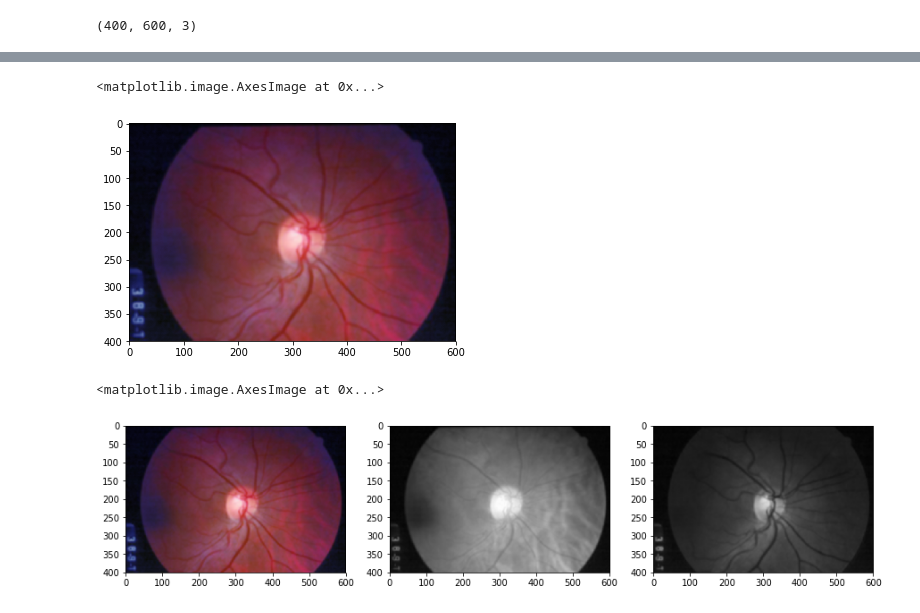
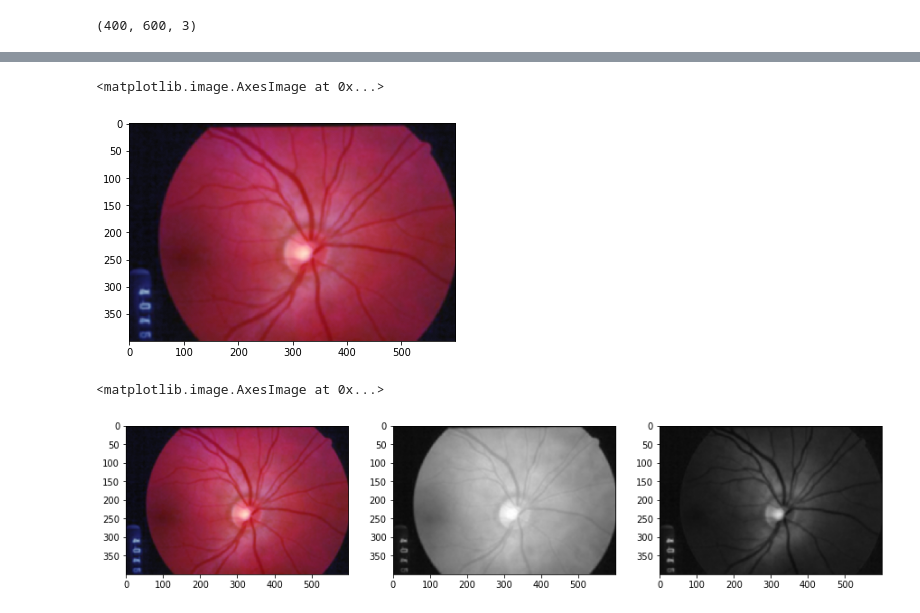
Before and after one commit to CGECCSEPROJECT/2021_FINAL_YR_PROJECT, a Jupyter notebook: diagnose Glaucoma disease.ipynb, the cells around one changed output, grey strips where cells are left out. Cells and saved outputs as stored; diff of their text form; code cells hidden in the pictures.

```diff
--- a/diagnose Glaucoma disease.ipynb
+++ b/diagnose Glaucoma disease.ipynb
@@ -8,11 +12,10 @@ import cv2
 # %%
-img_001 = cv2.imread('C:/Users/SOUMEN/Desktop/pdf/ds and ml/DRIONS-DB/images/image_001.jpg')
-img_040 = cv2.imread('C:/Users/SOUMEN/Desktop/pdf/ds and ml/DRIONS-DB/images/image_040.jpg')
+img_001 = cv2.imread('image_001.jpg')
+
 pic1=cv2.cvtColor(img_001, cv2.COLOR_BGR2RGB)
-pic2=cv2.cvtColor(img_040, cv2.COLOR_BGR2RGB)
+
 
 fig, ax = plt.subplots(1,2, figsize = (15,9))
 ax[0].imshow(pic1)
-ax[1].imshow(pic2)
 # %% [output]
 <matplotlib.image.AxesImage at 0x...>
@@ -36,27 +38,27 @@ ax[1].imshow(pic2)
 # %%
-pic2_=cv2.cvtColor(pic2, cv2.COLOR_BGR2RGB)
-r,g,b=cv2.split(pic2_)
+pic1_=cv2.cvtColor(pic1, cv2.COLOR_BGR2RGB)
+r,g,b=cv2.split(pic1_)
 clahe = cv2.createCLAHE(clipLimit=3, tileGridSize=(5,5))
 img_rgb= clahe.apply(r)
 cnst_pic=cv2.cvtColor(cv2.merge((img_rgb,g,b)), cv2.COLOR_BGR2RGB)
 plt.imshow(cnst_pic)
 # %% [output]
 <matplotlib.image.AxesImage at 0x...>
-[figure, old version]
+[figure, new version]
 # %%
 red_channel=cnst_pic[:,:,0]
 green_channel=cnst_pic[:,:,1]
-cv2.imwrite('C:/Users/SOUMEN/Desktop/pdf/ds and ml/DRIONS-DB/channel_image/image_040r.jpg',red_channel)
-cv2.imwrite('C:/Users/SOUMEN/Desktop/pdf/ds and ml/DRIONS-DB/channel_image/image_040g.jpg',green_channel)
-img_r = cv2.imread(r'C:\Users\SOUMEN\Desktop\pdf\ds and ml\DRIONS-DB\channel_image/image_040r.jpg')
-img_g = cv2.imread(r'C:\Users\SOUMEN\Desktop\pdf\ds and ml\DRIONS-DB\channel_image/image_040g.jpg')
+cv2.imwrite('image_001r.jpg',red_channel)
+cv2.imwrite('image_001g.jpg',green_channel)
+img_r = cv2.imread(r'image_001r.jpg')
+img_g = cv2.imread(r'image_001g.jpg')
 fig, ax = plt.subplots(1,3, figsize = (15,12))
 ax[0].imshow(cnst_pic)
 ax[1].imshow(img_r)
 ax[2].imshow(img_g)
 # %% [output]
 <matplotlib.image.AxesImage at 0x...>
-[figure, old version]
+[figure, new version]
 # %%
 ret,thresh1 = cv2.threshold(img_r,201,200,cv2.THRESH_BINARY)
 ret,thresh4 = cv2.threshold(img_g,201,200,cv2.THRESH_BINARY)
```
Also changed, not shown: parts of 19 cells of this notebook.
